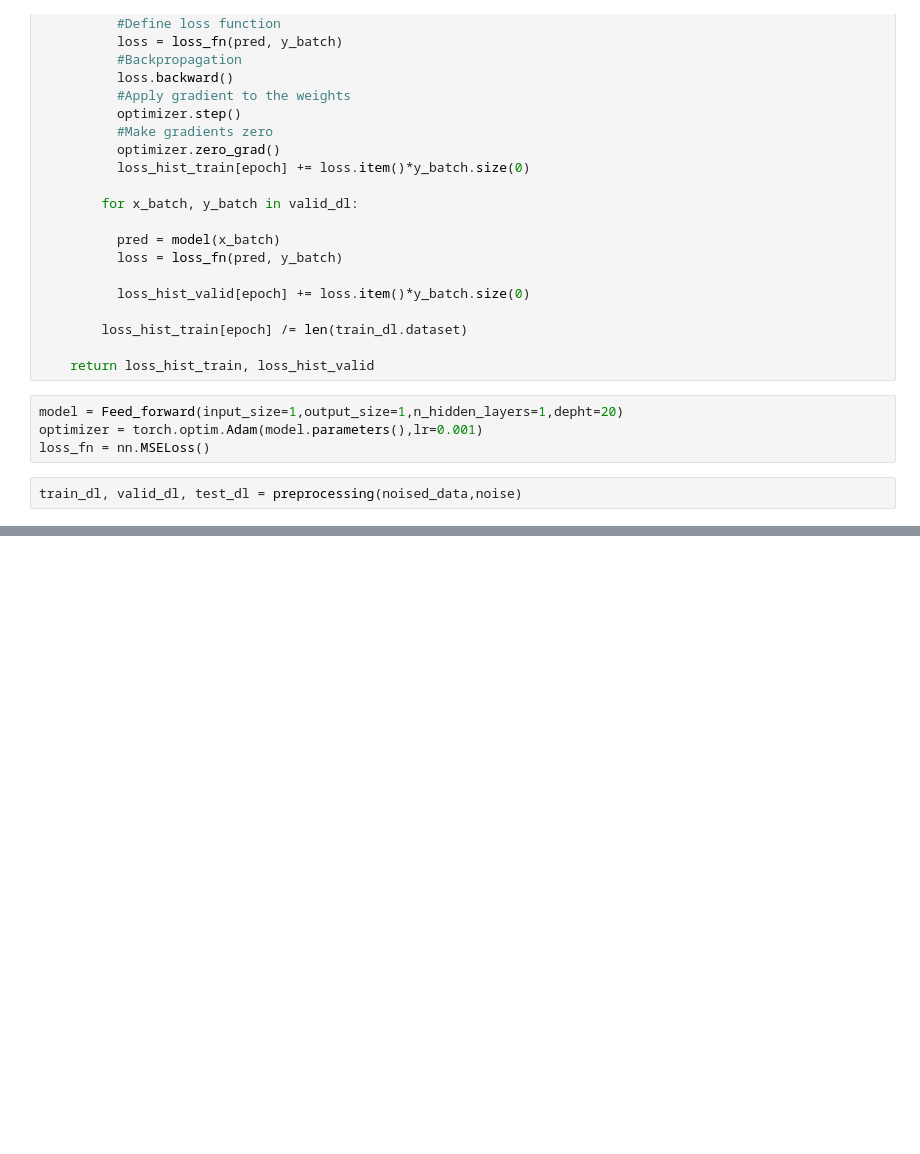
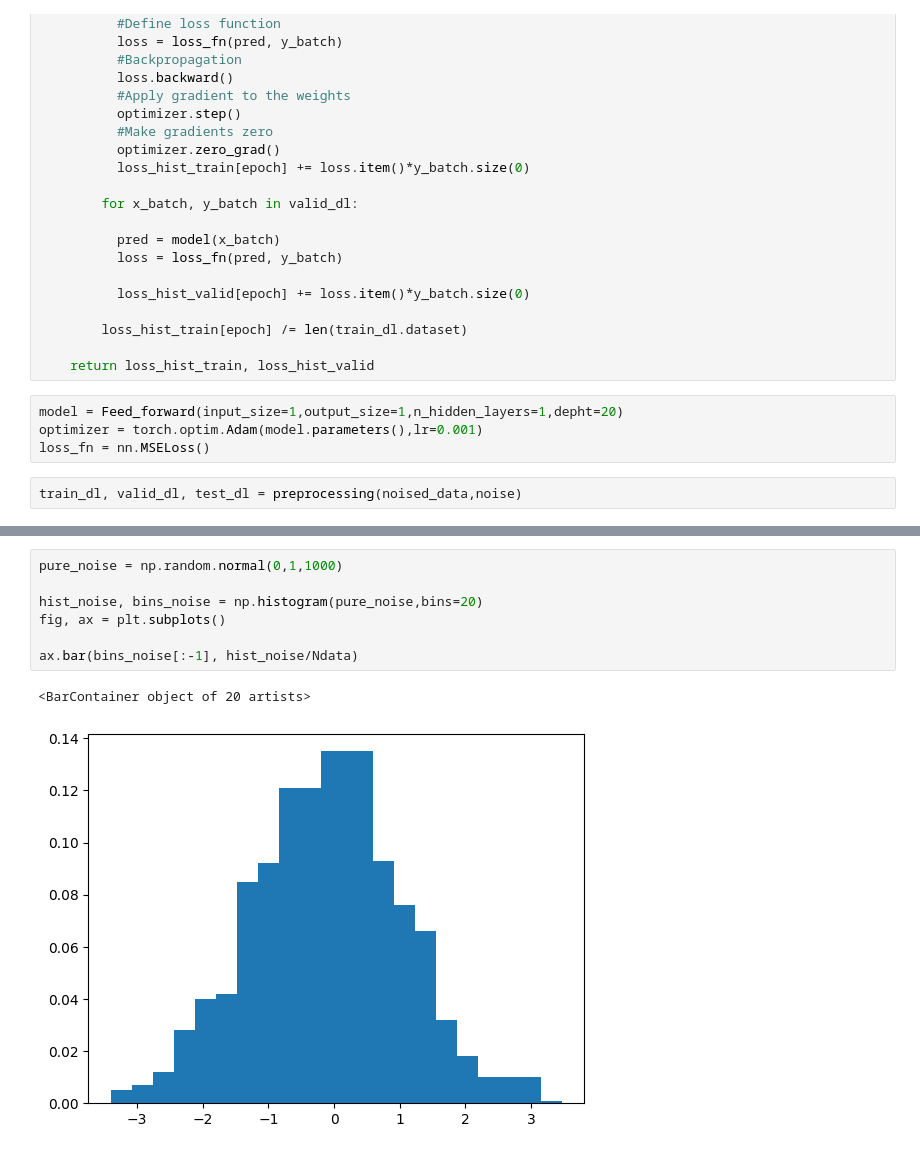
Before and after one commit to W-physics/Tesis, a Jupyter notebook: Image_generation.ipynb, the cells around one changed output, grey strips where cells are left out. Saved outputs shown, nothing was run; the diff lists cells and outputs as text; blank space fills up the shorter version.

```diff
--- a/Image_generation.ipynb
+++ b/Image_generation.ipynb
@@ -158,0 +152,10 @@ array([1.04019279, 0.26362578, 0.84105933, 0.71330661, 1.68007448,
+# %%
+pure_noise = np.random.normal(0,1,1000)
+
+hist_noise, bins_noise = np.histogram(pure_noise,bins=20)
+fig, ax = plt.subplots()
+
+ax.bar(bins_noise[:-1], hist_noise/Ndata)
+# %% [output]
+<BarContainer object of 20 artists>
+[figure, added]
```
Also changed, not shown: parts of 10 cells of this notebook.
